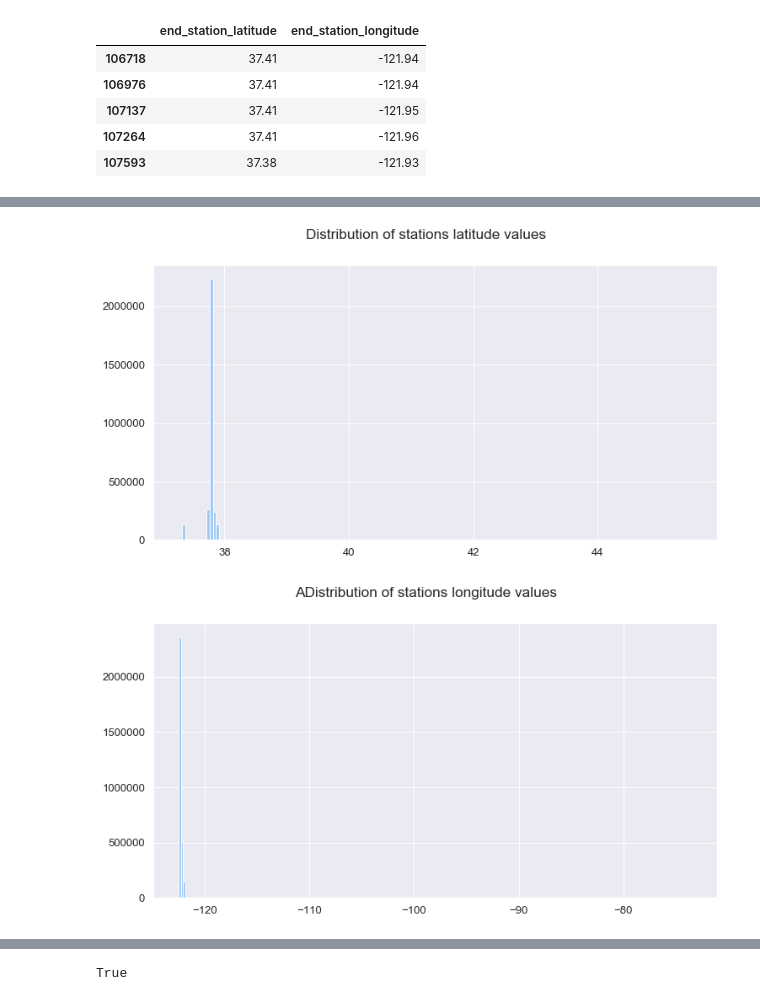
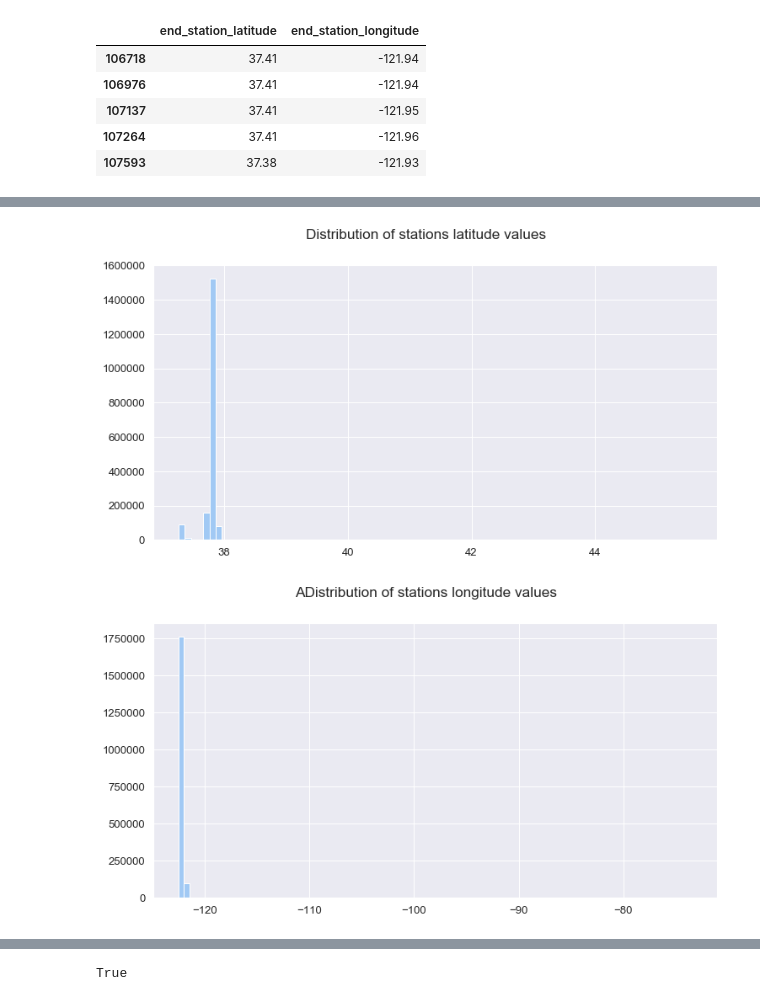
Before and after one commit to resa89/DataAnalystND, a Jupyter notebook: 07_CommunicatingDataFindings/wrangle_act.ipynb, the cells around one changed output, grey strips where cells are left out. Drawn from its saved outputs; the diff is of its cells as text; code cells hidden in the pictures.

```diff
--- a/07_CommunicatingDataFindings/wrangle_act.ipynb
+++ b/07_CommunicatingDataFindings/wrangle_act.ipynb
@@ -222,13 +222,13 @@ df['end_station_longitude'].min(), df['end_station_longitude'].mean(), df['end_s
 # %%
-bins = np.arange(df['end_station_latitude'].min(), df['end_station_latitude'].max()+0.05, 0.05)
+bins = np.arange(df['end_station_latitude'].min(), df['end_station_latitude'].max()+0.1, 0.1)
 axes = df['end_station_latitude'].hist(bins=bins)
 pl.suptitle("Distribution of stations latitude values");
 # %% [output]
-[figure, old version]
+[figure, new version]
 # %%
-bins = np.arange(df['end_station_longitude'].min(), df['end_station_longitude'].max()+0.2, 0.2)
+bins = np.arange(df['end_station_longitude'].min(), df['end_station_longitude'].max()+0.5, 0.5)
 axes = df['end_station_longitude'].hist(bins=bins)
 pl.suptitle("ADistribution of stations longitude values");
 # %% [output]
-[figure, old version]
+[figure, new version]
 # %% [markdown]
```
Also changed, not shown: parts of 91 cells of this notebook.
